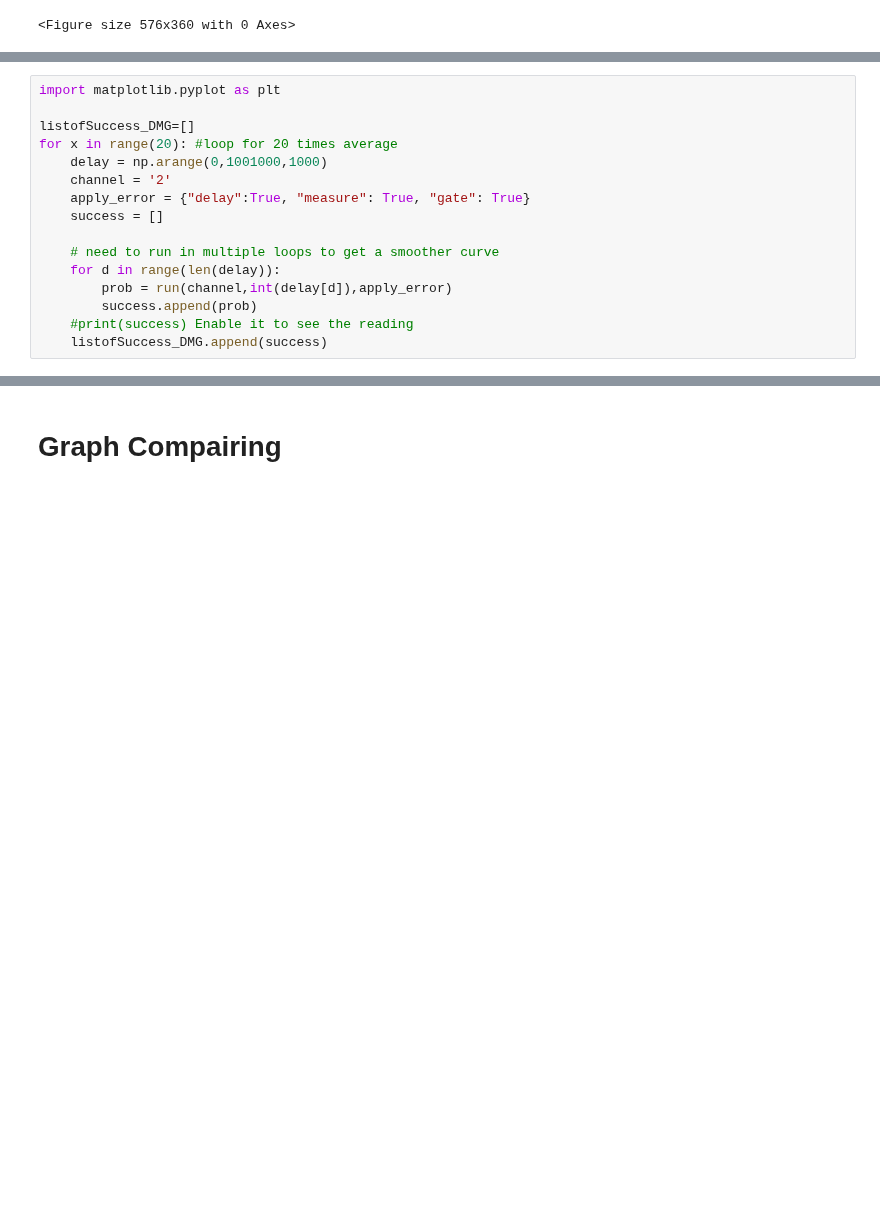
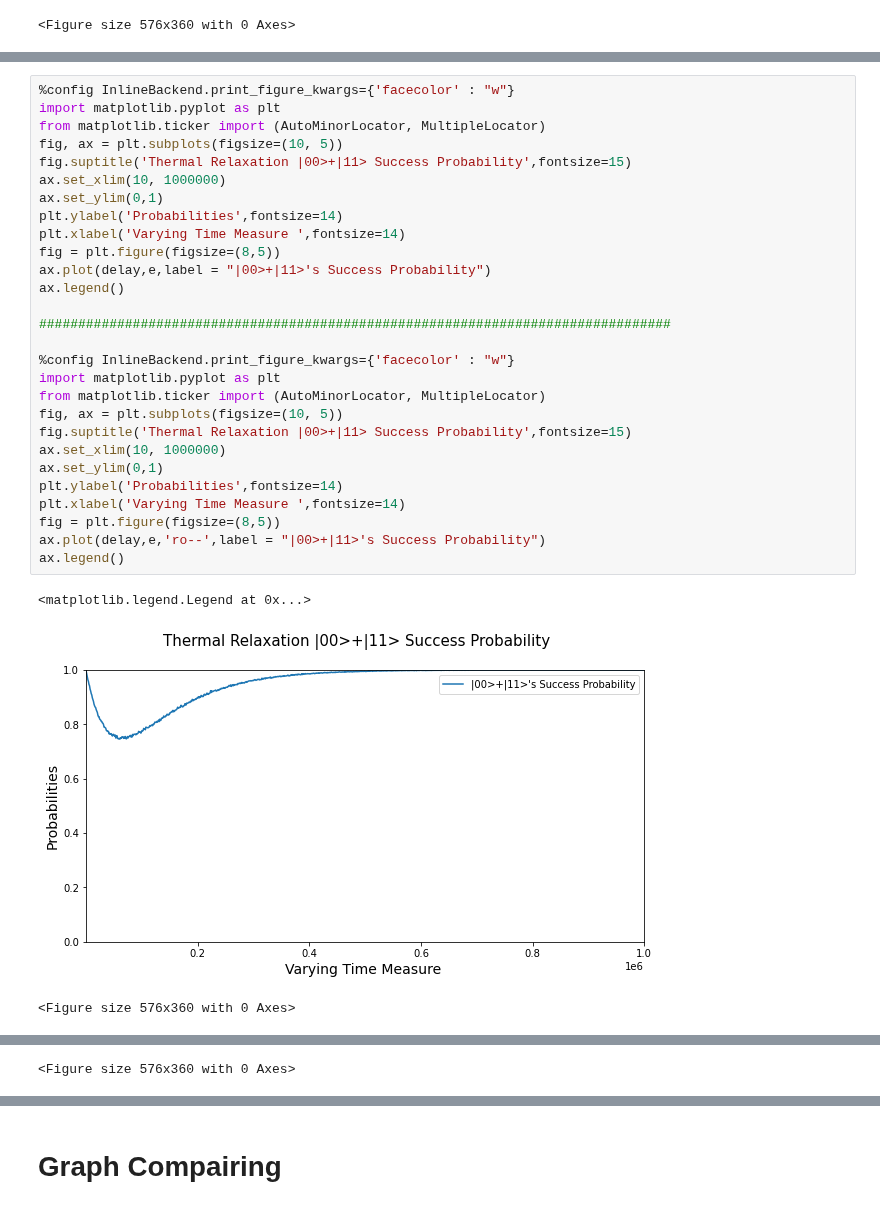
Before and after one commit to bishwajitprasadgond/Amplitude-damping-error-on-Quantum-Key-Distribution-Protocols-Effect-and-A-Probable-Bypass, a Jupyter notebook: E91/E91 (20 Time Average Graph).ipynb, the cells around one changed output, grey strips where cells are left out. Drawn from its saved outputs; the diff is of its cells as text; blank space fills up the shorter version.

```diff
--- a/E91/E91 (20 Time Average Graph).ipynb
+++ b/E91/E91 (20 Time Average Graph).ipynb
@@ -578,16 +517,0 @@ ax.legend()
-# %%
-import matplotlib.pyplot as plt
-
-listofSuccess_DMG=[]
-for x in range(20): #loop for 20 times average
-    delay = np.arange(0,1001000,1000)
-    channel = '2'
-    apply_error = {"delay":True, "measure": True, "gate": True}
-    success = []
-
-    # need to run in multiple loops to get a smoother curve
-    for d in range(len(delay)):
-        prob = run(channel,int(delay[d]),apply_error)
-        success.append(prob)
-    #print(success) Enable it to see the reading
-    listofSuccess_DMG.append(success)
@@ -635,0 +544,32 @@ ax.legend()
+# %%
+%config InlineBackend.print_figure_kwargs={'facecolor' : "w"}
+import matplotlib.pyplot as plt
+from matplotlib.ticker import (AutoMinorLocator, MultipleLocator)
+fig, ax = plt.subplots(figsize=(10, 5))
+fig.suptitle('Thermal Relaxation |00>+|11> Success Probability',fontsize=15)
+ax.set_xlim(10, 1000000)
+ax.set_ylim(0,1)
+plt.ylabel('Probabilities',fontsize=14)
+plt.xlabel('Varying Time Measure ',fontsize=14)
+fig = plt.figure(figsize=(8,5))
+ax.plot(delay,e,label = "|00>+|11>'s Success Probability")
+ax.legend()
+
+#################################################################################
+
+%config InlineBackend.print_figure_kwargs={'facecolor' : "w"}
+import matplotlib.pyplot as plt
+from matplotlib.ticker import (AutoMinorLocator, MultipleLocator)
+fig, ax = plt.subplots(figsize=(10, 5))
+fig.suptitle('Thermal Relaxation |00>+|11> Success Probability',fontsize=15)
+ax.set_xlim(10, 1000000)
+ax.set_ylim(0,1)
+plt.ylabel('Probabilities',fontsize=14)
+plt.xlabel('Varying Time Measure ',fontsize=14)
+fig = plt.figure(figsize=(8,5))
+ax.plot(delay,e,'ro--',label = "|00>+|11>'s Success Probability")
+ax.legend()
+# %% [output]
+<matplotlib.legend.Legend at 0x...>
+[figure, added]
+<Figure size 576x360 with 0 Axes>
@@ -635,0 +577 @@ ax.legend()
+<Figure size 576x360 with 0 Axes>
```
Also changed, not shown: parts of 17 cells of this notebook, 1 other file.
